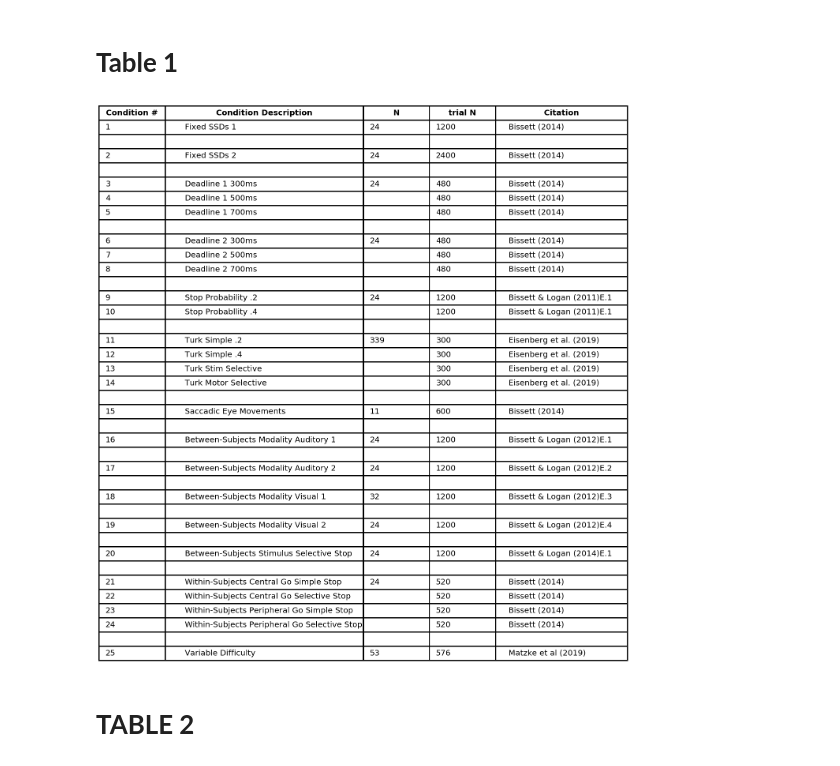
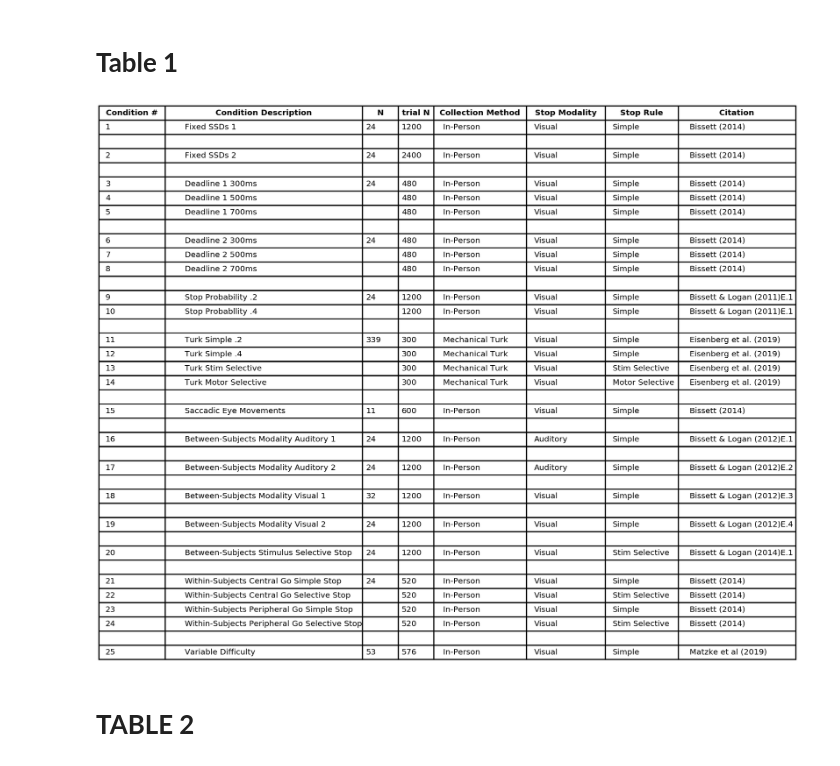
Before and after one commit to henrymj/ContextDependence, a Jupyter notebook: generate_tables.ipynb, the cells around one changed output. Cells and saved outputs as stored; diff of their text form; code cells hidden in the pictures.

```diff
--- a/generate_tables.ipynb
+++ b/generate_tables.ipynb
@@ -65,6 +65,29 @@ table1_conditions_papers = [
      'WithinSubjPeriphGoSimple', 'WithinSubjPeriphGoSelec'], 'Bissett (2014)'),
     (['Matzke'], 'Matzke et al (2019)')
 ]
+
+# default = in-person
+collection_method_map = {
+    'TurkSimpleLow': 'Mechanical Turk',
+    'TurkSimpleHigh': 'Mechanical Turk',
+    'TurkStimSelec': 'Mechanical Turk',
+    'TurkMotorSelec': 'Mechanical Turk',
+}
+
+# default = Visual
+stop_modality_map = {
+    'BtwnSubjAuditory1': 'Auditory',
+    'BtwnSubjAuditory2': 'Auditory',
+}
+
+# default = 'Simple'
+stop_rule_map = {
+    'TurkStimSelec': 'Stim Selective',
+    'TurkMotorSelec': 'Motor Selective',
+    'BtwnSubjStimSelec': 'Stim Selective',
+    'WithinSubjCentralGoSelec': 'Stim Selective',
+    'WithinSubjPeriphGoSelec': 'Stim Selective',
+}
 
 table1_data = []
 counter = 0
@@ -91,14 +114,17 @@ for curr_conds, paper in table1_conditions_papers:
                             condition_name_dict[cond_name],
                             num_subs,
                             max_trials,
+                            collection_method_map.get(cond_name, 'In-Person'),
+                            stop_modality_map.get(cond_name, 'Visual'),
+                            stop_rule_map.get(cond_name, 'Simple'),
                             paper])
 
     #append gap row between subject groups
-    table1_data.append(['', '', '', '', ''])
+    table1_data.append(['', '', '', '', '', '', '', ''])
 
 
 table1_df = pd.DataFrame(table1_data, columns=['Condition #', 'Condition Description', 'N',
-                                         'trial N', 'Citation'])
+                                         'trial N', 'Collection Method', 'Stop Modality', 'Stop Rule', 'Citation'])
 table1_df = table1_df.drop([38]) #drop last blank row
 
 table1_df.to_csv(path.join(TABLE_DIR, 'Table1.csv'), index=False)
@@ -107,27 +131,27 @@ from matplotlib.font_manager import FontProperties
 # %%
 ax = plt.subplot(111, frame_on=False) # no visible frame
 ax.xaxis.set_visible(False)  # hide the x axis
 ax.yaxis.set_visible(False)  # hide the y axis
 
 table = ax.table(table1_df.values, colLabels=table1_df.columns,
                  loc='center', cellLoc='left',
-                 colWidths = [0.25, 0.75, 0.25, 0.25, 0.5], fontsize=20)
+                 colWidths = [0.25, 0.748, 0.135, 0.135, 0.35, 0.3, 0.275, 0.445], fontsize=20)
 
 
 for (row, col), cell in table.get_celld().items():
     if (row == 0) or (col == -1):
         cell.set_text_props(fontproperties=FontProperties(weight='bold'))
 
 table.auto_set_font_size(False)
 table.set_fontsize(20)
 table.scale(2, 3)
 
 for key, cell in table.get_celld().items():
     cell.set_linewidth(3)
 
 plt.savefig(path.join(TABLE_DIR, 'Table1.png'), bbox_inches='tight', transparent=True)
 # %% [output]
-[figure, old version]
+[figure, new version]
 # %% [markdown]
 # __TABLE 2__
 # %%
```
Also changed, not shown: parts of 3 cells of this notebook, 29 other files.
